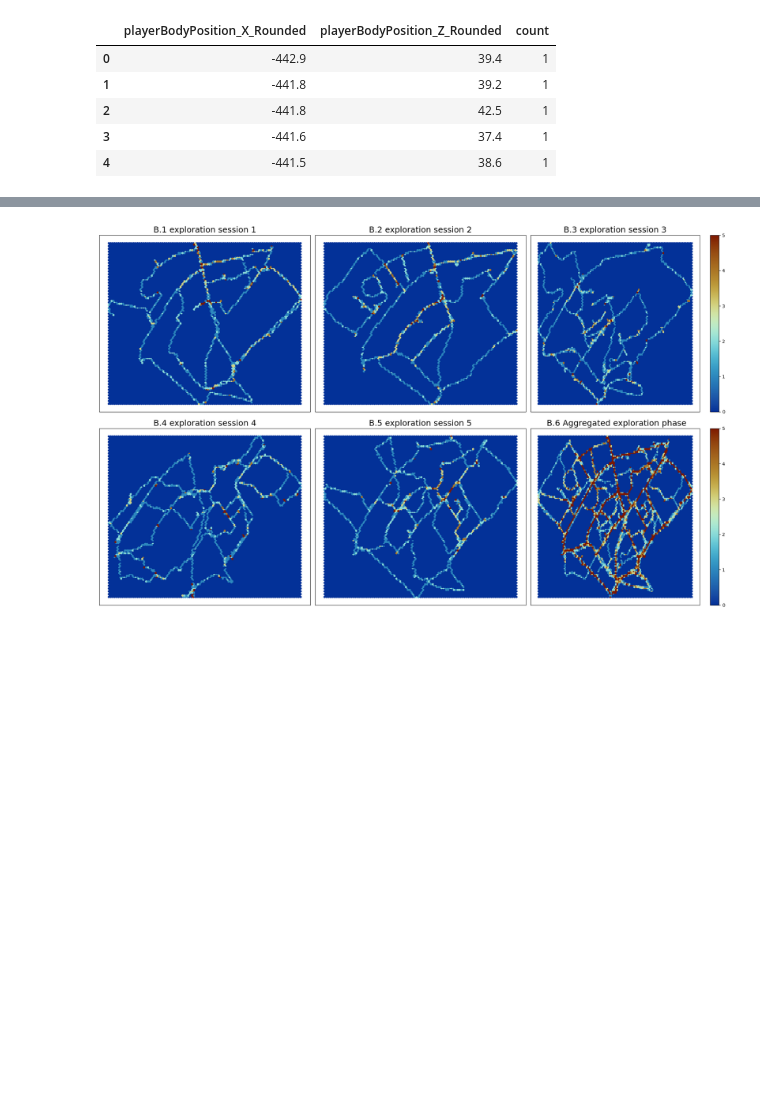
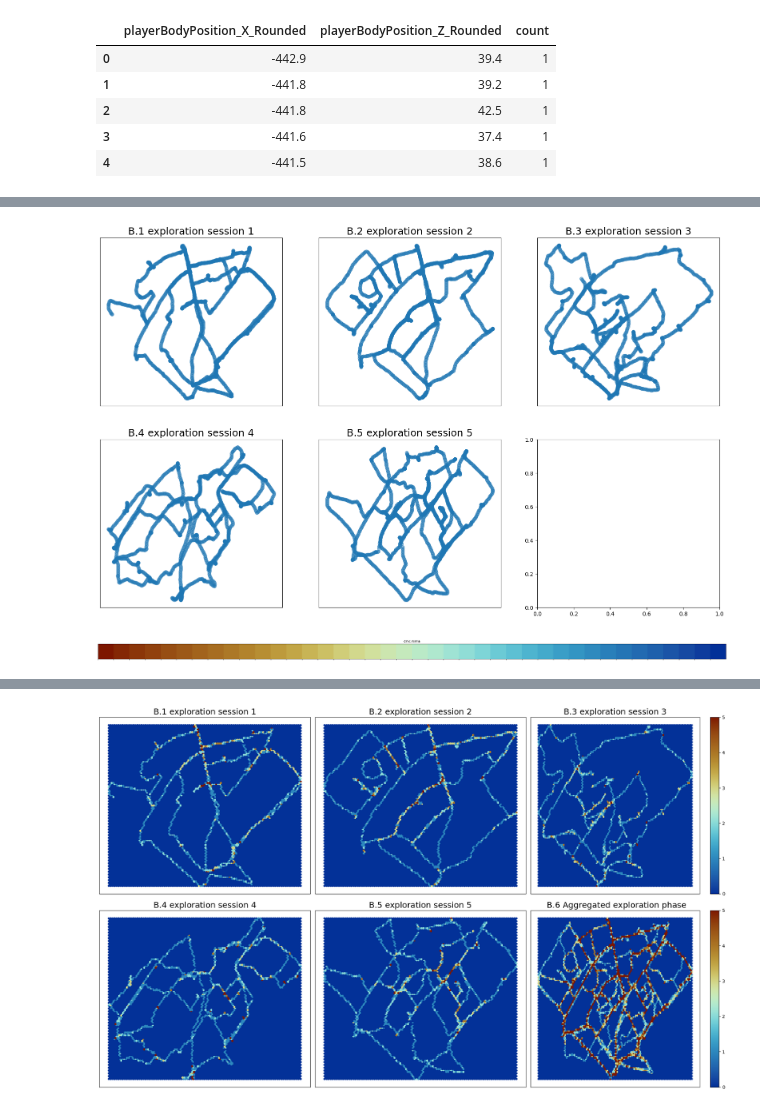
Before and after one commit to tracysanchez/DataAnalysis, a Jupyter notebook: Joining_FinalData/Maps/00_Heat_Map.ipynb, the cells around one changed output, grey strips where cells are left out. Drawn from its saved outputs; the diff is of its cells as text; code cells hidden in the pictures; blank space fills up the shorter version.

```diff
--- a/Joining_FinalData/Maps/00_Heat_Map.ipynb
+++ b/Joining_FinalData/Maps/00_Heat_Map.ipynb
@@ -237,0 +273,67 @@ plt.show()
+# %%
+# Identify unique sessions
+One_Subject = resampled_data_2S[resampled_data_2S.SubjectID == 1031]
+unique_sessions = One_Subject['Session'].astype(int).unique()
+
+# Create a grid of subplots - 2 rows and 3 columns
+fig, axs = plt.subplots(2, 3, figsize=(20, 12), facecolor='white')  # Adjust the figure size as needed
+axs = axs.flatten()  # Flatten the array for easy indexing
+
+# Set alpha value
+alpha_value = 0.5  # Adjust this value as needed for transparency
+
+# Iterate over sessions and create a point plot for each
+for i, session in enumerate(unique_sessions):
+    # Filter data for the current session
+    session_data = One_Subject[One_Subject['Session'] == session]
+
+    # Create the point plot in the ith subplot
+    ax = axs[i]
+    ax.scatter(session_data['playerBodyPosition_X_Rounded'], session_data['playerBodyPosition_Z_Rounded'], alpha=alpha_value)
+    ax.set_title(f'B.{session} exploration session {session}', fontsize=18)
+
+    # Remove x and y ticks
+    ax.set_xticks([])
+    ax.set_yticks([])
+
+# Adjust other settings or add more customizations as needed
+
+# Show the plot
+plt.show()
+# %% [output]
+[figure, added]
+# %%
+def create_palette(colormap_name, indices):
+    try:
+        colormap = plt.get_cmap(colormap_name)
+        palette = colormap(indices)
+        return palette
+    except ValueError:
+        print(f"Colormap '{colormap_name}' is not found.")
+        return None
+
+def display_palette(palette, title):
+    if palette is not None:
+        sns.palplot(palette)
+        plt.title(title)
+    else:
+        print(f"Palette for '{title}' could not be displayed.")
+
+num_colors = 40
+color_indices = np.linspace(0, 1, num_colors)
+selected_indices = list(range(0, 40, 1))
+
+# Dictionary to store palettes
+palettes = {}
+
+# Create palettes for each colormap
+for colormap_name in ['cmc.roma']:
+    palettes[colormap_name] = create_palette(colormap_name, color_indices[selected_indices])
+
+# Optional: Display the palettes
+for name, palette in palettes.items():
+    display_palette(palette, name)
+
+plt.show()
+# %% [output]
+[figure, added]
```
Also changed, not shown: parts of 12 cells of this notebook, 29 other files.
